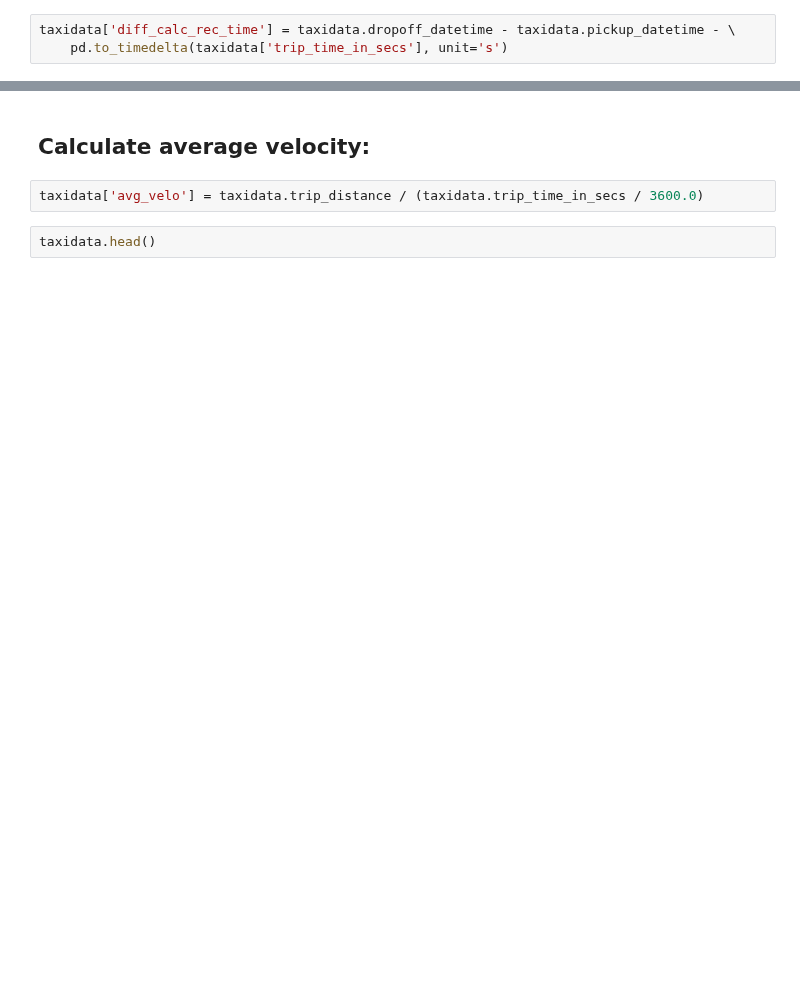
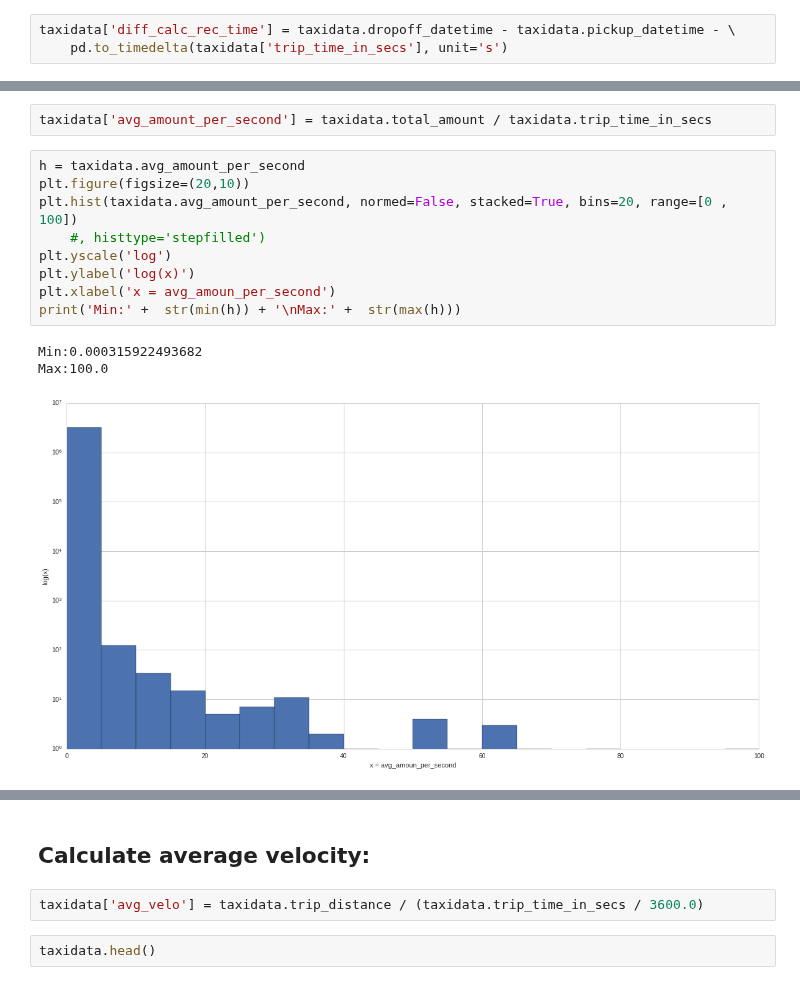
Before and after one commit to nikhase/nyc-taxi, a Jupyter notebook: weeklyAnalysis.ipynb, the cells around one changed output, grey strips where cells are left out. Drawn from its saved outputs; the diff is of its cells as text; blank space fills up the shorter version.

```diff
--- a/weeklyAnalysis.ipynb
+++ b/weeklyAnalysis.ipynb
@@ -228,0 +393,15 @@ Okay, so we have negative difference right here. But it seems ok.
+# %%
+taxidata['avg_amount_per_second'] = taxidata.total_amount / taxidata.trip_time_in_secs
+# %%
+h = taxidata.avg_amount_per_second
+plt.figure(figsize=(20,10))
+plt.hist(taxidata.avg_amount_per_second, normed=False, stacked=True, bins=20, range=[0 , 100])
+    #, histtype='stepfilled')
+plt.yscale('log')
+plt.ylabel('log(x)')
+plt.xlabel('x = avg_amoun_per_second')
+print('Min:' +  str(min(h)) + '\nMax:' +  str(max(h)))
+# %% [output]
+Min:0.000315922493682
+Max:100.0
+[figure, added]
```
Also changed, not shown: parts of 48 cells of this notebook.
